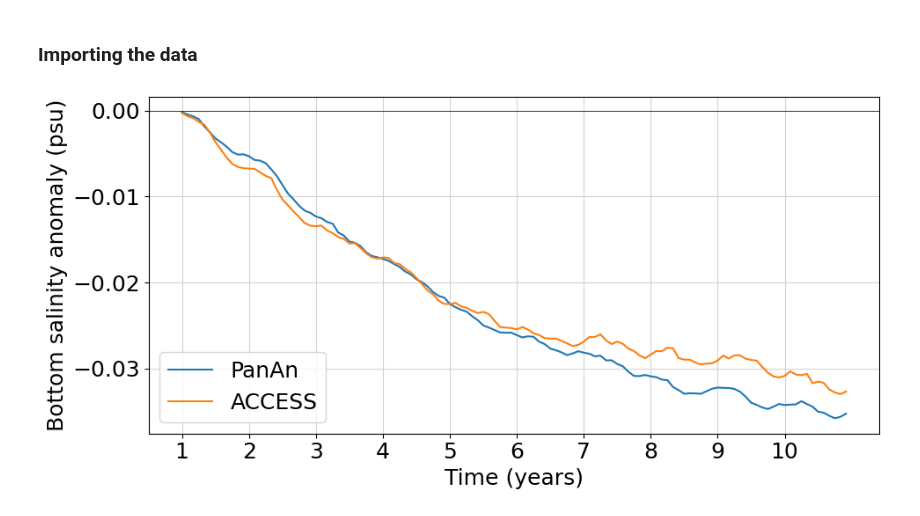
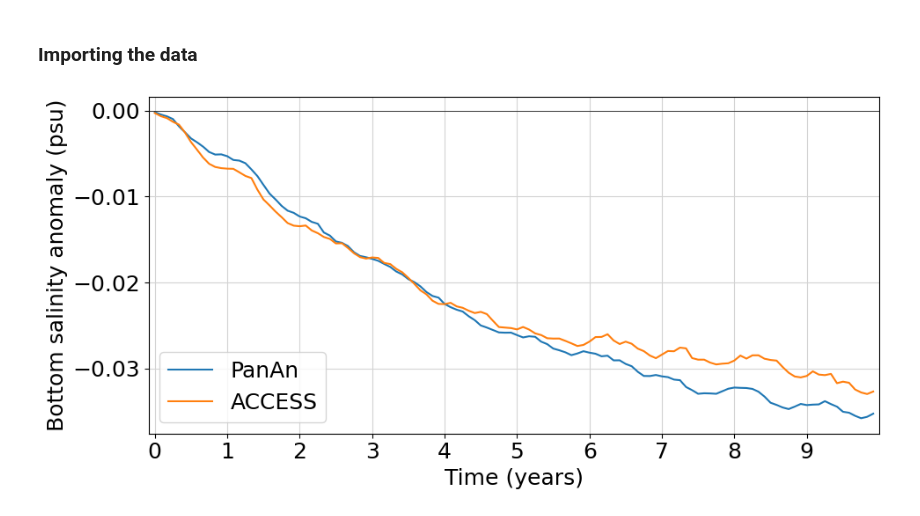
Before and after one commit to adele-morrison/panan-meltwater, a Jupyter notebook: notebooks/salinity_analysis/BottomSalinity_prescribed_all.ipynb, the cells around one changed output. Saved outputs shown, nothing was run; the diff lists cells and outputs as text; code cells hidden in the pictures.

```diff
--- a/notebooks/salinity_analysis/BottomSalinity_prescribed_all.ipynb
+++ b/notebooks/salinity_analysis/BottomSalinity_prescribed_all.ipynb
@@ -49,21 +49,22 @@ acc_anom_new.index = range(1, len(acc_anom_new)+1)
 # %%
 plt.rcParams['font.size'] = 18
 
 plt.figure(figsize=(10, 5))
 plt.plot(pan_anom_new.index, pan_anom_new.values, label='PanAn')
 plt.plot(acc_anom_new.index, acc_anom_new.values, label='ACCESS')
 
 # Set x-axis ticks to represent years 1 through 10
-plt.xticks(ticks=range(1, 121, 12), labels=[str(i) for i in range(1, 11)])
+plt.xticks(ticks=range(1, 121, 12), labels=[str(i) for i in range(0, 10)])
 
 # Labeling and formatting
 plt.axhline(0, color='black', linewidth=0.5)
 plt.xlabel('Time (years)')
 plt.ylabel("Bottom salinity anomaly (psu)")
 plt.title('')
 plt.legend()
+plt.xlim(0,121)
 plt.grid(True, color='lightgrey')
 plt.tight_layout()
 plt.show()
 # %% [output]
-[figure, old version]
+[figure, new version]
```
Also changed, not shown: parts of 1 cell of this notebook, 8 other files.
